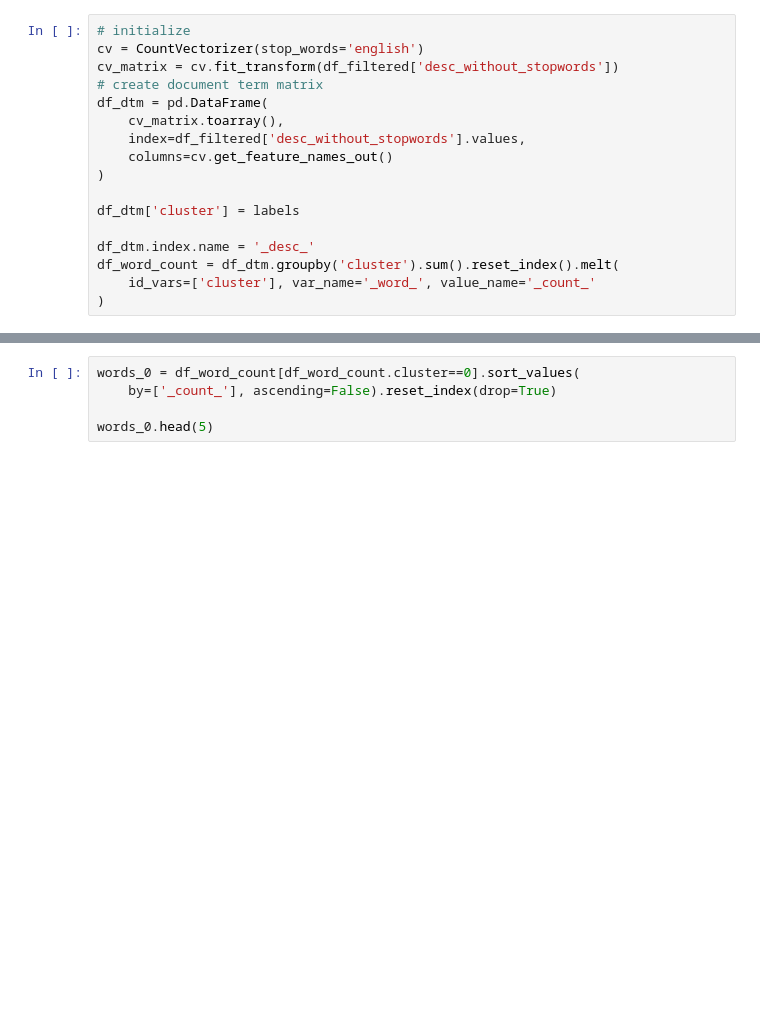
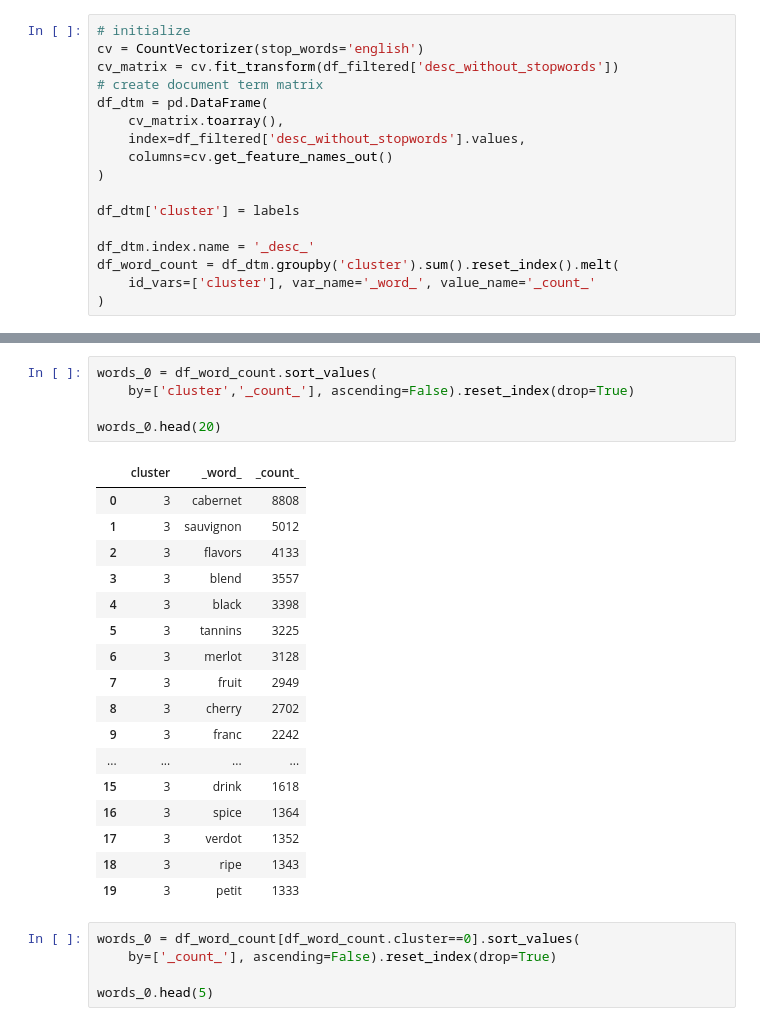
Before and after one commit to mwheeler235/wine-recommender, a Jupyter notebook: wine_reviews_sbert.ipynb, the cells around one changed output, grey strips where cells are left out. Cells and saved outputs as stored; diff of their text form; blank space fills up the shorter version.

```diff
--- a/wine_reviews_sbert.ipynb
+++ b/wine_reviews_sbert.ipynb
@@ -375,3 +413,26 @@ df_word_count = df_dtm.groupby('cluster').sum().reset_index().melt(
+# %%
+words_0 = df_word_count.sort_values(
+    by=['cluster','_count_'], ascending=False).reset_index(drop=True)
+
+words_0.head(20)
+# %% [output]
+|  | cluster | _word_ | _count_ |
+| 0 | 3 | cabernet | 8808 |
+| 1 | 3 | sauvignon | 5012 |
+| 2 | 3 | flavors | 4133 |
+| 3 | 3 | blend | 3557 |
+| 4 | 3 | black | 3398 |
+| 5 | 3 | tannins | 3225 |
+| 6 | 3 | merlot | 3128 |
+| 7 | 3 | fruit | 2949 |
+| 8 | 3 | cherry | 2702 |
+| 9 | 3 | franc | 2242 |
+| ... | ... | ... | ... |
+| 15 | 3 | drink | 1618 |
+| 16 | 3 | spice | 1364 |
+| 17 | 3 | verdot | 1352 |
+| 18 | 3 | ripe | 1343 |
+| 19 | 3 | petit | 1333 |
 # %%
 words_0 = df_word_count[df_word_count.cluster==0].sort_values(
     by=['_count_'], ascending=False).reset_index(drop=True)
```
Also changed, not shown: parts of 2 cells of this notebook, 1 other file.
